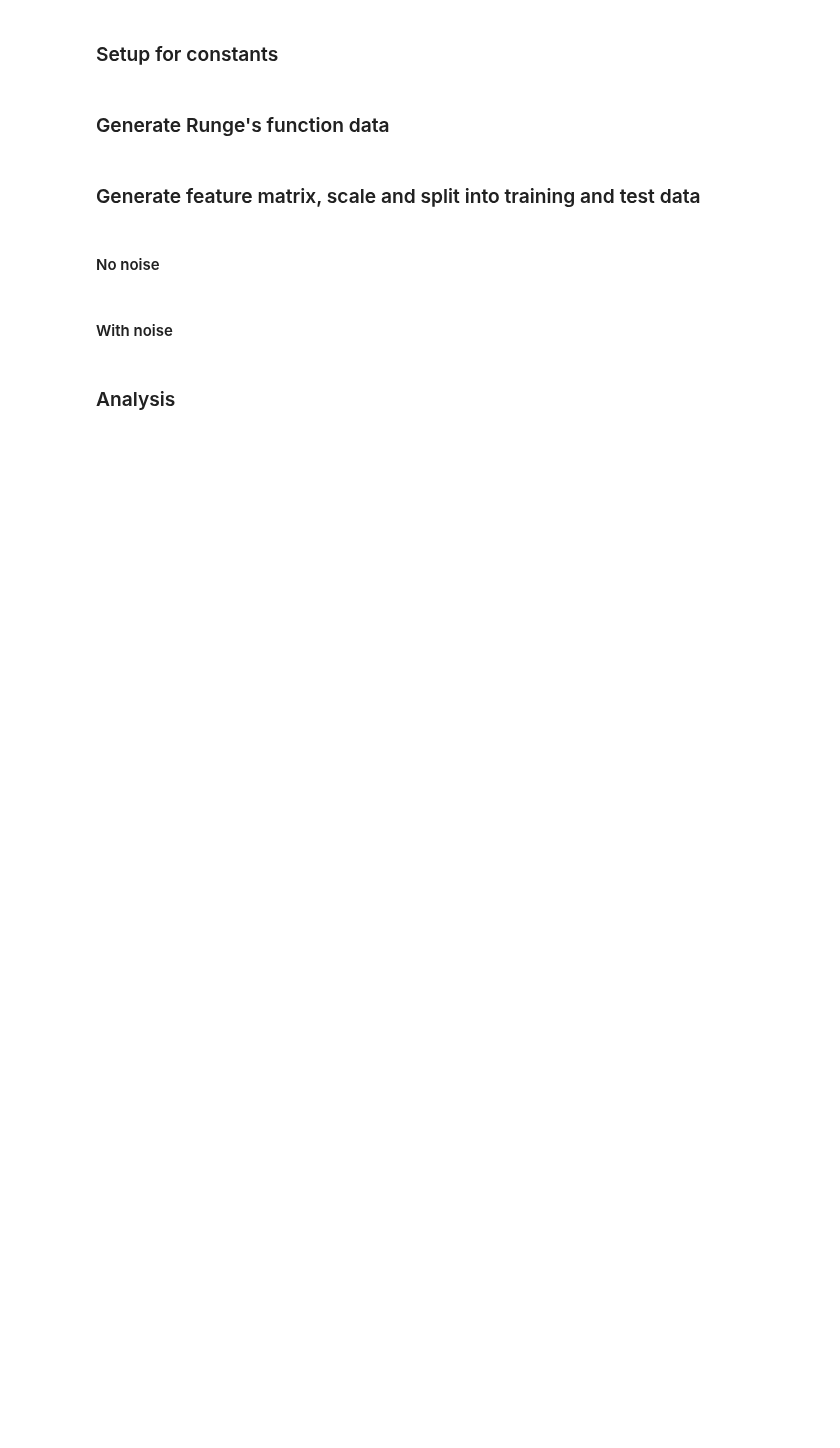
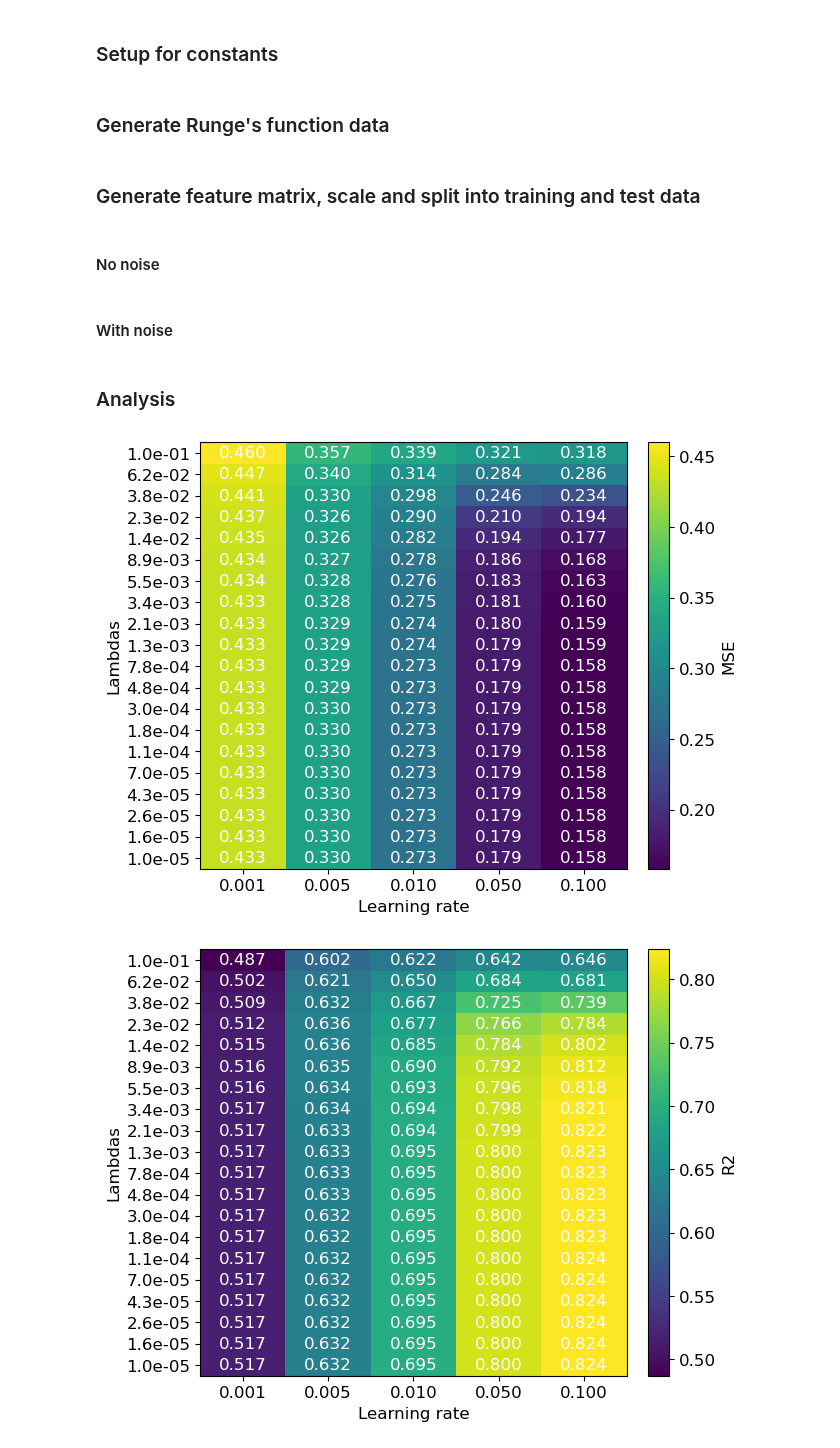
Before and after one commit to johtj/data_analysis_ml_projects, a Jupyter notebook: assignment1/code/assignment1_e.ipynb, the cells around one changed output. Cells and saved outputs as stored; diff of their text form; code cells hidden in the pictures; blank space fills up the shorter version.

Commit message:
final functionality and notebook split.

```diff
--- a/assignment1/code/assignment1_e.ipynb
+++ b/assignment1/code/assignment1_e.ipynb
@@ -20,7 +26,7 @@ Generating analysis plots for assignement 1 parts c) and d) exploring Gradient d
 ### Setup for constants
 # %%
 # Runge's function - parameters to explore
-n_datapoints = 200
+n_datapoints = 1000
 standard_deviation = 0.1 # for noise
 p = 15 # polynomial degree
 
@@ -80,3 +86,62 @@ X_train_scaled_noise, X_test_scaled_noise, X_mean, X_std = scale_features_by_int
 y_train_scaled_noise, y_test_scaled_noise, y_train_mean_noise, y_train_std_noise = standard_scaler(y_train_noise, y_test_noise)
 # %% [markdown]
 ### Analysis
+# %%
+# Explore Lasso regression as function of lambdas and learning rate ----- Only used withot noise
+lasso_grid, lasso_mse_train, lasso_mse_test, lasso_r2_train, lasso_r2_test, lasso_mse_values, lasso_r2_values = lasso_grid_search(X_train_scaled, X_test_scaled, y_train_scaled, y_test_scaled, lambdas_start, etas, tolerance, max_iterations, use_intercept, verbose=verbose_bool)
+# rescaled coef and intercept as qc
+rescaled_coef_lasso_noise, rescaled_intercept_lasso_noise = rescale_theta_intercept(lasso_grid['coef'][1:], lasso_grid['intercept'], y_train_std, y_train_mean, X_train_std, X_train_mean, verbose=verbose_bool)
+y_predicted_scaled_lasso_noise = predict_y(X_test_scaled_noise[:, 1:], rescaled_coef_lasso_noise)
+y_predicted_rescaled_lasso_noise = rescale_y(y_predicted_scaled_lasso_noise, y_train_std, y_train_mean)
+if create_plots:
+    plot_xy_xynoise_ypredicted(x, y, x_train_noise, y_train_noise, y_predicted_rescaled_lasso_noise, x_test, n_datapoints, "Lasso", p, True, lambda_n, 0, etas, max_iterations)
+    heatmap_variable_colwidth(lasso_mse_values, lambdas_start, etas, "MSE", p, n_datapoints, max_iterations)
+    heatmap_variable_colwidth(lasso_r2_values, lambdas_start, etas, "R2", p, n_datapoints, max_iterations)
+
+heatmap_variable_colwidth(lasso_mse_values, lambdas_start, etas, "MSE", p, n_datapoints, max_iterations)
+heatmap_variable_colwidth(lasso_r2_values, lambdas_start, etas, "R2", p, n_datapoints, max_iterations)
+
+# compare with lasso sklearn - use best alpha value from own implementation and calculation of lasso
+if verbose_bool: print('lasso - not scaled')
+RegLasso_coef_, RegLasso_intercept_ = sklearn_lasso_regression(X_train, y_train, lasso_grid['lambda'], use_intercept, max_iterations, tolerance, verbose=verbose_bool)
+if verbose_bool: print('lasso - scaled')
+RegLasso_coef_scaled, RegLasso_intercept_scaled = sklearn_lasso_regression(X_train_scaled, y_train_scaled, lasso_grid['lambda'], use_intercept, max_iterations, tolerance, verbose=verbose_bool)
+
+if create_plots:
+    # plot runges and theta by polynomials with scikit-learn to see suppressing theta values toward 0
+    from sklearn.linear_model import Lasso
+    from sklearn.preprocessing import StandardScaler
+    scaler = StandardScaler()
+    X_train_scaled_sci = scaler.fit_transform(X_train)
+    X_test_scaled_sci = scaler.fit_transform(X_test)
+    lasso_model = Lasso(alpha=lasso_grid['lambda'], fit_intercept=True)
+    lasso_model.fit(X_train_scaled_sci, y_train)
+    y_pred = lasso_model.predict(X_test_scaled_sci)
+    plot_xy_xynoise_ypredicted(x, y, x_train_noise, y_train_noise, y_pred, x_test, n_datapoints, "Lasso", p, True, lambda_n, 0, etas, max_iterations)
+
+    # Ridge rescaled coefficients
+    rescaled_coef_ridge_noise, rescaled_intercept_ridge_noise = rescale_theta_intercept(theta_ridge[-1][1:], theta_ridge[-1][0], y_train_std, y_train_mean, X_train_std, X_train_mean, verbose=verbose_bool)
+
+    # Plot coefficients vs degree for - OLS, Ridge, Lasso gradient, Lasso coordinate
+    regressions = np.array(['OLS', 'Ridge', 'Lasso gradient', 'Lasso coordinate'])
+    degree_array_osl_ridge_lasso_degree15 = np.array([rescaled_coef_ols, rescaled_coef_ridge_noise, rescaled_coef_lasso_noise, lasso_model.coef_[1:]])
+    plot_theta_by_polynomials_comparison(degree_array_osl_ridge_lasso_degree15, p, n_datapoints, regressions)
+
+    # Plot coefficients vs degree for -  Ridge, Lasso gradient, Lasso coordinate
+    regressions = np.array(['Ridge', 'Lasso gradient', 'Lasso coordinate'])
+    degree_array_osl_ridge_lasso_degree15 = np.array([rescaled_coef_ridge_noise, rescaled_coef_lasso_noise, lasso_model.coef_[1:]])
+    plot_theta_by_polynomials_comparison(degree_array_osl_ridge_lasso_degree15, p, n_datapoints, regressions)
+
+    # Plot coefficients vs degree for -  Lasso gradient, Lasso coordinate
+    regressions = np.array(['Lasso gradient', 'Lasso coordinate'])
+    degree_array_osl_ridge_lasso_degree15 = np.array([rescaled_coef_lasso_noise, lasso_model.coef_[1:]])
+    plot_theta_by_polynomials_comparison(degree_array_osl_ridge_lasso_degree15, p, n_datapoints, regressions)
+
+
+    # Plot coefficients vs degree for -  Lasso coordinate
+    regressions = np.array(['Lasso coordinate'])
+    degree_array_osl_ridge_lasso_degree15 = np.array([lasso_model.coef_[1:]])
+    plot_theta_by_polynomials_comparison(degree_array_osl_ridge_lasso_degree15, p, n_datapoints, regressions)
+# %% [output]
+[figure, added]
+[figure, added]
```
Also changed, not shown: parts of 4 cells of this notebook, 8 other files.
